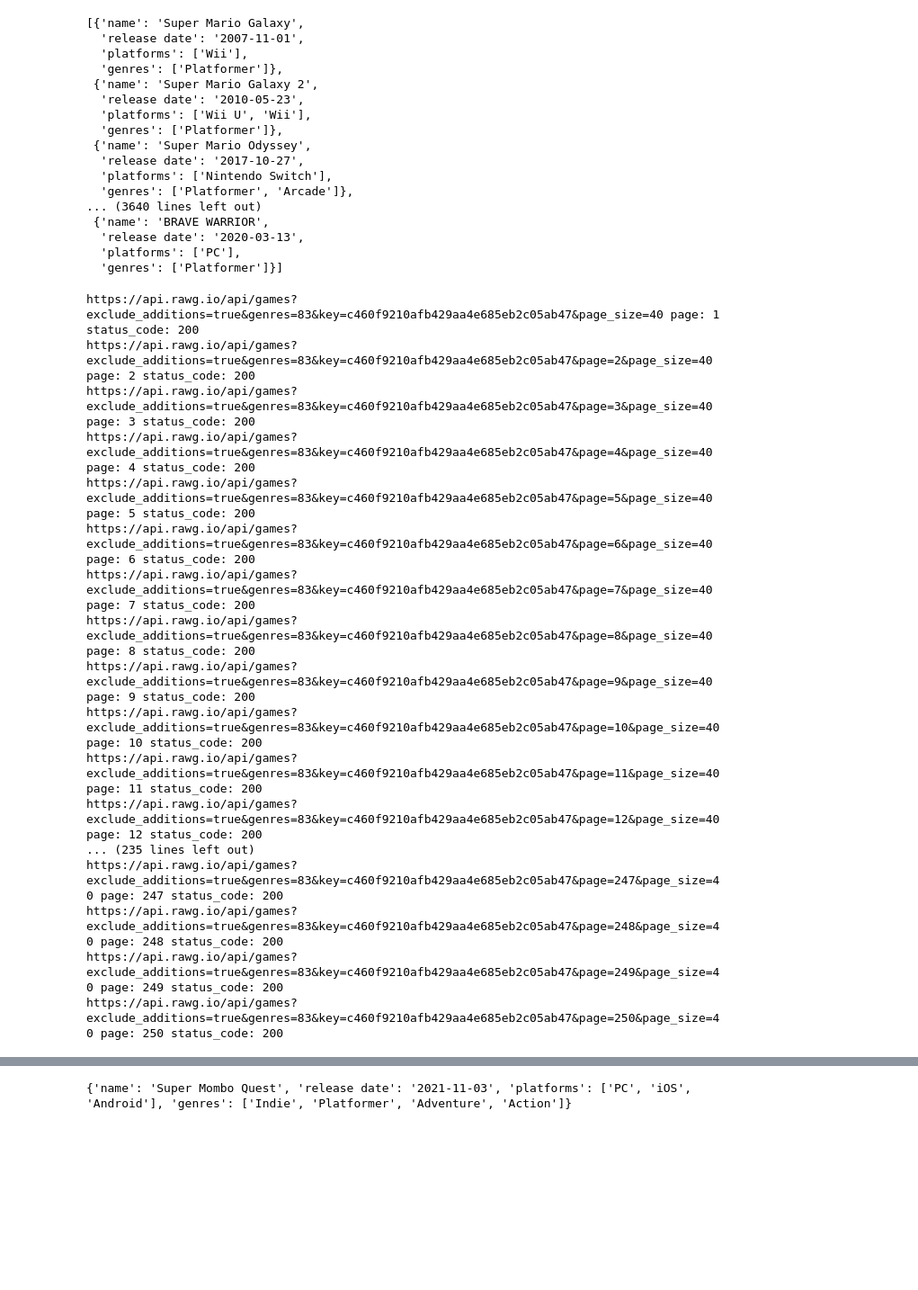
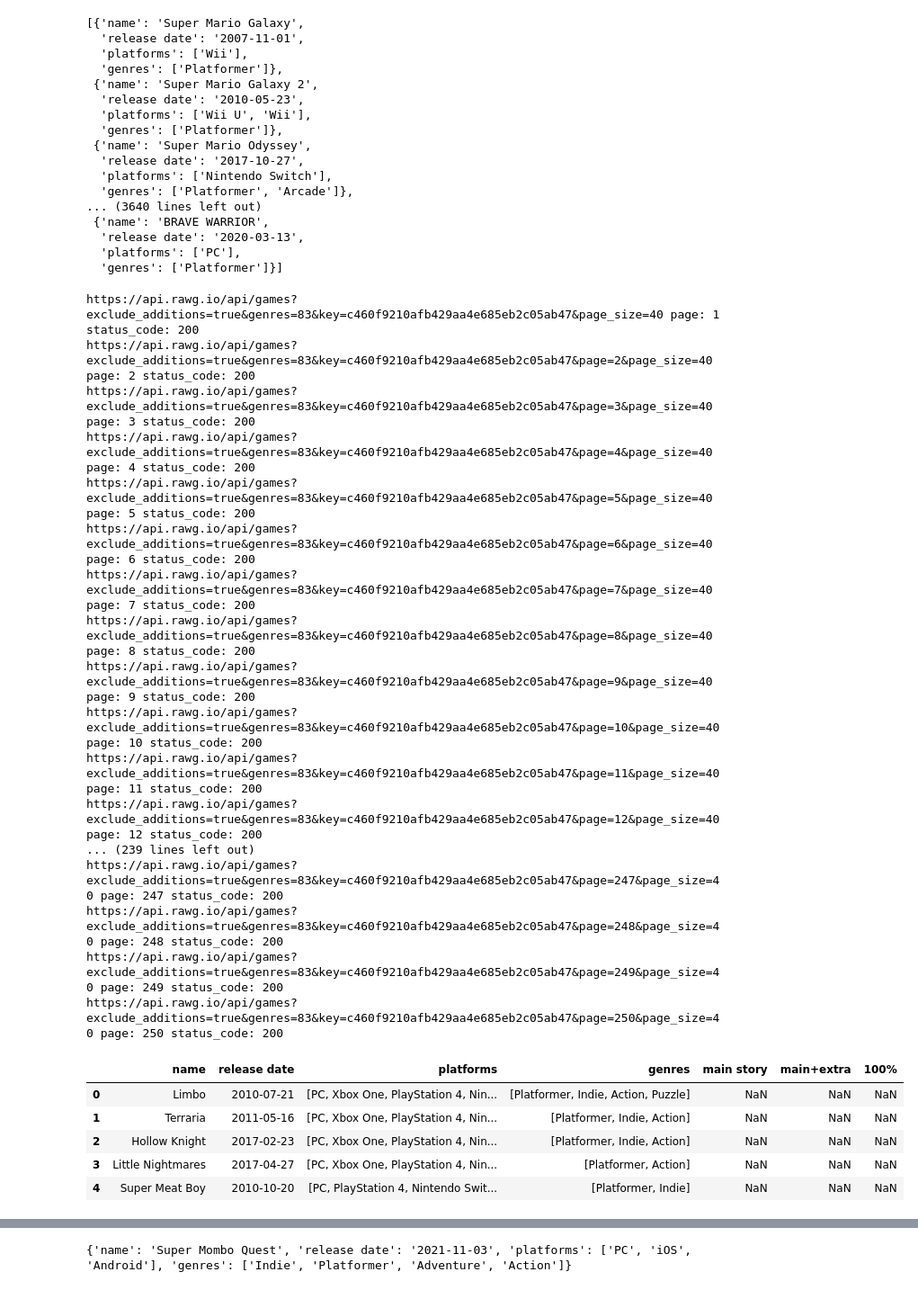
Before and after one commit to pedrobslima/projeto-speedrun, a Jupyter notebook: projeto-speedrun.ipynb, the cells around one changed output, grey strips where cells are left out. Shown at 90% size. Saved outputs shown, nothing was run; the diff lists cells and outputs as text; code cells hidden in the pictures; blank space fills up the shorter version.

```diff
--- a/projeto-speedrun.ipynb
+++ b/projeto-speedrun.ipynb
@@ -302,11 +302,15 @@ ultratest
         {'rel': 'game',
          'uri': 'https://www.speedrun.com/api/v1/games/369p3p81'}]}]}}]}}
 # %%
-dfgames = pd.DataFrame(columns = ['game_id','name', 'release-date', 'genres',     'levels',    'categories'])#, 'sub-catg'])
+#dfgames = pd.DataFrame(columns = ['game_id','name', 'release-date', 'genres',     'levels',    'categories'])#, 'sub-catg'])
                                   # str      str       date/str     list[str]   None|list[str]   list[str]   None|list[str]
-dfruns = pd.DataFrame(columns = ['run_id', 'game_id', 'user_id', 'time', 'upload-date', 'level',  'category', 'status'])#,   'sub-catg'])
+
+dfgames = pd.DataFrame(columns = ["name", "release date", "platforms", "genres", "main story", "main+extra", "100%"])
+
+
+#dfruns = pd.DataFrame(columns = ['run_id', 'game_id', 'user_id', 'time', 'upload-date', 'level',  'category', 'status'])#,   'sub-catg'])
                                   # str       str        str      str      date/str     None|str      str        str         None|list[str]
-dfusers = pd.DataFrame(columns = ['user_id', 'username', 'location', 'region', 'signup-date'])
+#dfusers = pd.DataFrame(columns = ['user_id', 'username', 'location', 'region', 'signup-date'])
                                   # str         str       None|str   None|str    date/str
 
 # metrics.at['Decision Tree','Acurácia'] = accuracy_score(y_test, y_predDT)
@@ -389,7 +393,7 @@ while check:
     data = response.json()["results"]
     next = response.json()["next"]
     for game in data:
-      if(("2024-05-13" >= str(game["released"])) and (int(game["ratings_count"]) > 1)):
+      if((int(game["ratings_count"]) > 1)): # ("2024-05-13" >= str(game["released"])) and
         genres = []
         for g in game["genres"]:
           genres.append(g["name"])
@@ -397,7 +401,8 @@ while check:
         if(game["platforms"] != None):
           for p in game["platforms"]:
             platforms.append(p["platform"]["name"])
-        allData.append({"name": game["name"], "release date": game["released"], "platforms": platforms, "genres": genres})
+        dfgames.loc[len(dfgames.index)] = [game["name"], game["released"], platforms, genres, pd.NA, pd.NA, pd.NA]
+        #allData.append({"name": game["name"], "release date": game["released"], "platforms": platforms, "genres": genres})
 
     if(next == "null" or page==250):
       check = False
@@ -463,9 +468,18 @@ https://api.rawg.io/api/games?exclude_additions=true&genres=83&key=c460f9210afb4
 https://api.rawg.io/api/games?exclude_additions=true&genres=83&key=c460f9210afb429aa4e685eb2c05ab47&page=10&page_size=40 page: 10 status_code: 200
 https://api.rawg.io/api/games?exclude_additions=true&genres=83&key=c460f9210afb429aa4e685eb2c05ab47&page=11&page_size=40 page: 11 status_code: 200
 https://api.rawg.io/api/games?exclude_additions=true&genres=83&key=c460f9210afb429aa4e685eb2c05ab47&page=12&page_size=40 page: 12 status_code: 200
-... (235 lines left out)
+... (239 lines left out)
 https://api.rawg.io/api/games?exclude_additions=true&genres=83&key=c460f9210afb429aa4e685eb2c05ab47&page=247&page_size=40 page: 247 status_code: 200
 https://api.rawg.io/api/games?exclude_additions=true&genres=83&key=c460f9210afb429aa4e685eb2c05ab47&page=248&page_size=40 page: 248 status_code: 200
 https://api.rawg.io/api/games?exclude_additions=true&genres=83&key=c460f9210afb429aa4e685eb2c05ab47&page=249&page_size=40 page: 249 status_code: 200
 https://api.rawg.io/api/games?exclude_additions=true&genres=83&key=c460f9210afb429aa4e685eb2c05ab47&page=250&page_size=40 page: 250 status_code: 200
+# %%
+dfgames.head()
+# %% [output]
+|  | name | release date | platforms | genres | main story | main+extra | 100% |
+| 0 | Limbo | 2010-07-21 | [PC, Xbox One, PlayStation 4, Nin... | [Platformer, Indie, Action, Puzzle] | NaN | NaN | NaN |
+| 1 | Terraria | 2011-05-16 | [PC, Xbox One, PlayStation 4, Nin... | [Platformer, Indie, Action] | NaN | NaN | NaN |
+| 2 | Hollow Knight | 2017-02-23 | [PC, Xbox One, PlayStation 4, Nin... | [Platformer, Indie, Action] | NaN | NaN | NaN |
+| 3 | Little Nightmares | 2017-04-27 | [PC, Xbox One, PlayStation 4, Nin... | [Platformer, Action] | NaN | NaN | NaN |
+| 4 | Super Meat Boy | 2010-10-20 | [PC, PlayStation 4, Nintendo Swit... | [Platformer, Indie] | NaN | NaN | NaN |
 # %%
```
Also changed, not shown: parts of 10 cells of this notebook.
